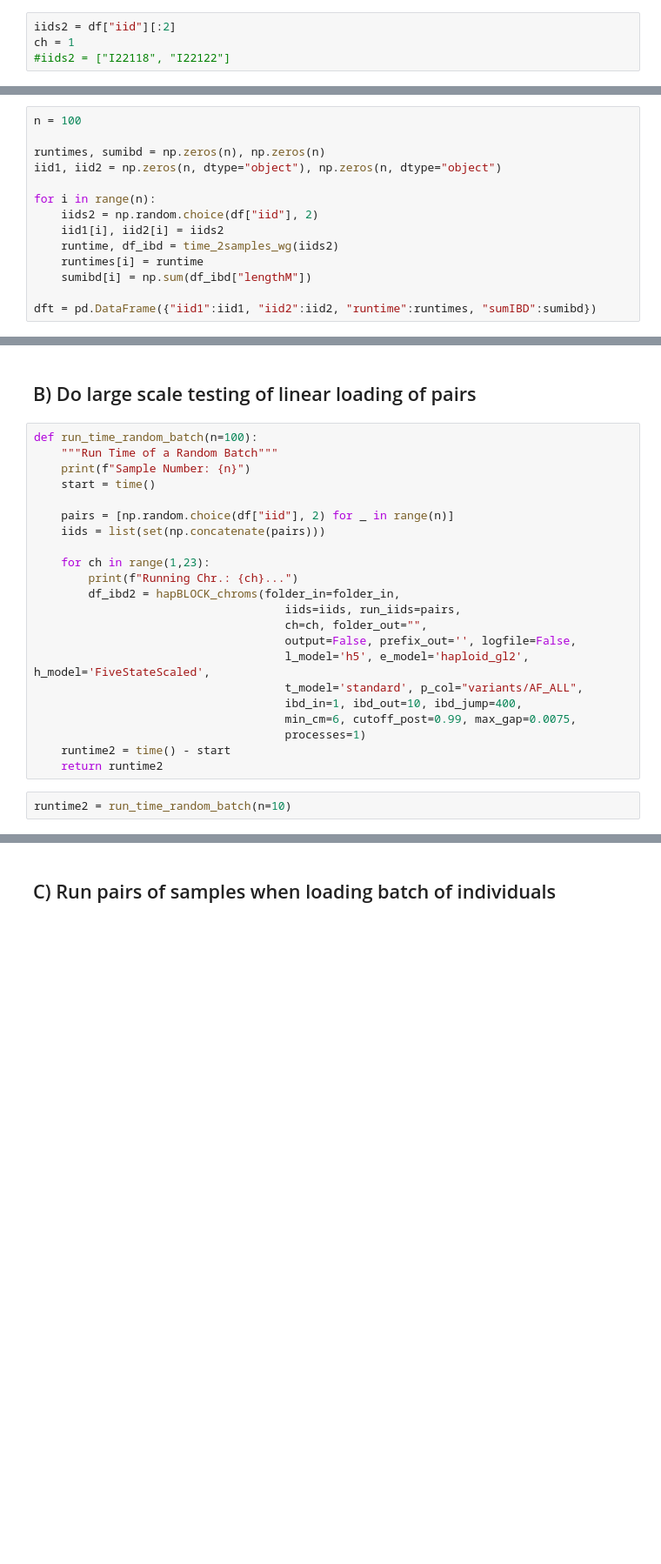
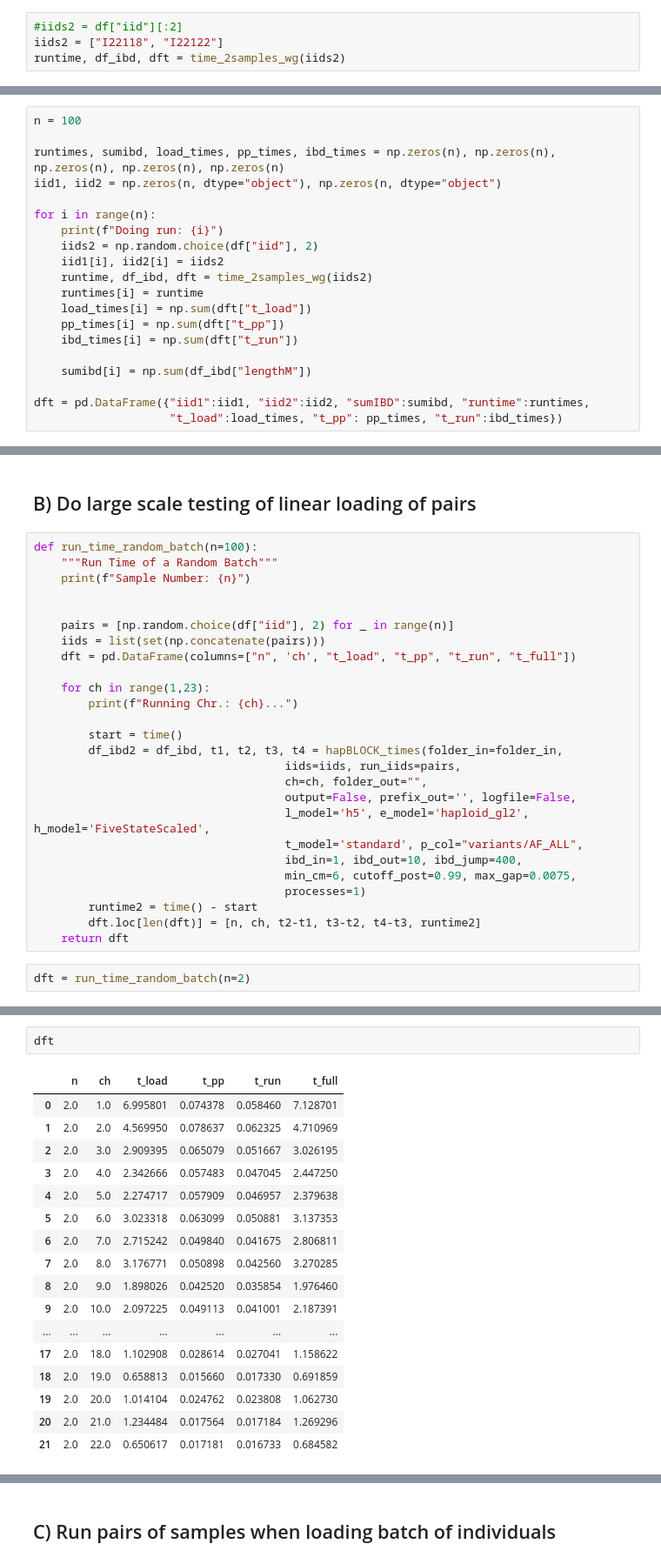
Before and after one commit to hringbauer/ancIBD, a Jupyter notebook: notebook/analyze_ibd/runtime_test.ipynb, the cells around one changed output, grey strips where cells are left out. Shown at 87% size. Cells and saved outputs as stored; diff of their text form; blank space fills up the shorter version.

Commit message:
Update Runtime tests

```diff
--- a/notebook/analyze_ibd/runtime_test.ipynb
+++ b/notebook/analyze_ibd/runtime_test.ipynb
@@ -81,20 +83,26 @@ def time_2samples_wg(iid2):
 # %%
-iids2 = df["iid"][:2]
-ch = 1
-#iids2 = ["I22118", "I22122"]
+#iids2 = df["iid"][:2]
+iids2 = ["I22118", "I22122"]
+runtime, df_ibd, dft = time_2samples_wg(iids2)
 # %% [markdown]
 ## A) Do large scale testing of pairs
 # %%
 n = 100
 
-runtimes, sumibd = np.zeros(n), np.zeros(n)
+runtimes, sumibd, load_times, pp_times, ibd_times = np.zeros(n), np.zeros(n), np.zeros(n), np.zeros(n), np.zeros(n)
 iid1, iid2 = np.zeros(n, dtype="object"), np.zeros(n, dtype="object")
 
 for i in range(n):
+    print(f"Doing run: {i}")
     iids2 = np.random.choice(df["iid"], 2)
     iid1[i], iid2[i] = iids2
-    runtime, df_ibd = time_2samples_wg(iids2)
+    runtime, df_ibd, dft = time_2samples_wg(iids2)
     runtimes[i] = runtime
+    load_times[i] = np.sum(dft["t_load"])
+    pp_times[i] = np.sum(dft["t_pp"])
+    ibd_times[i] = np.sum(dft["t_run"])
+
     sumibd[i] = np.sum(df_ibd["lengthM"])
 
-dft = pd.DataFrame({"iid1":iid1, "iid2":iid2, "runtime":runtimes, "sumIBD":sumibd})
+dft = pd.DataFrame({"iid1":iid1, "iid2":iid2, "sumIBD":sumibd, "runtime":runtimes,
+                    "t_load":load_times, "t_pp": pp_times, "t_run":ibd_times})
@@ -110,14 +138,17 @@ Saved 100 runtimes to: /n/groups/reich/hringbauer/git/hapBLOCK/output/tables/run
 def run_time_random_batch(n=100):
     """Run Time of a Random Batch"""
     print(f"Sample Number: {n}")
-    start = time()
+
 
     pairs = [np.random.choice(df["iid"], 2) for _ in range(n)]
     iids = list(set(np.concatenate(pairs)))
+    dft = pd.DataFrame(columns=["n", 'ch', "t_load", "t_pp", "t_run", "t_full"])
 
     for ch in range(1,23):
         print(f"Running Chr.: {ch}...")
-        df_ibd2 = hapBLOCK_chroms(folder_in=folder_in,
+
+        start = time()
+        df_ibd2 = df_ibd, t1, t2, t3, t4 = hapBLOCK_times(folder_in=folder_in,
                                      iids=iids, run_iids=pairs,
                                      ch=ch, folder_out="",
                                      output=False, prefix_out='', logfile=False,
@@ -126,7 +157,8 @@ def run_time_random_batch(n=100):
                                      ibd_in=1, ibd_out=10, ibd_jump=400,
                                      min_cm=6, cutoff_post=0.99, max_gap=0.0075,
                                      processes=1)
-    runtime2 = time() - start
-    return runtime2
+        runtime2 = time() - start
+        dft.loc[len(dft)] = [n, ch, t2-t1, t3-t2, t4-t3, runtime2]
+    return dft
 # %%
-runtime2 = run_time_random_batch(n=10)
+dft = run_time_random_batch(n=2)
@@ -137 +165,21 @@ runtime2
+# %%
+dft
+# %% [output]
+|  | n | ch | t_load | t_pp | t_run | t_full |
+| 0 | 2.0 | 1.0 | 6.995801 | 0.074378 | 0.058460 | 7.128701 |
+| 1 | 2.0 | 2.0 | 4.569950 | 0.078637 | 0.062325 | 4.710969 |
+| 2 | 2.0 | 3.0 | 2.909395 | 0.065079 | 0.051667 | 3.026195 |
+| 3 | 2.0 | 4.0 | 2.342666 | 0.057483 | 0.047045 | 2.447250 |
+| 4 | 2.0 | 5.0 | 2.274717 | 0.057909 | 0.046957 | 2.379638 |
+| 5 | 2.0 | 6.0 | 3.023318 | 0.063099 | 0.050881 | 3.137353 |
+| 6 | 2.0 | 7.0 | 2.715242 | 0.049840 | 0.041675 | 2.806811 |
+| 7 | 2.0 | 8.0 | 3.176771 | 0.050898 | 0.042560 | 3.270285 |
+| 8 | 2.0 | 9.0 | 1.898026 | 0.042520 | 0.035854 | 1.976460 |
+| 9 | 2.0 | 10.0 | 2.097225 | 0.049113 | 0.041001 | 2.187391 |
+| ... | ... | ... | ... | ... | ... | ... |
+| 17 | 2.0 | 18.0 | 1.102908 | 0.028614 | 0.027041 | 1.158622 |
+| 18 | 2.0 | 19.0 | 0.658813 | 0.015660 | 0.017330 | 0.691859 |
+| 19 | 2.0 | 20.0 | 1.014104 | 0.024762 | 0.023808 | 1.062730 |
+| 20 | 2.0 | 21.0 | 1.234484 | 0.017564 | 0.017184 | 1.269296 |
+| 21 | 2.0 | 22.0 | 0.650617 | 0.017181 | 0.016733 | 0.684582 |
 # %% [markdown]
```
Also changed, not shown: parts of 17 cells of this notebook, 1 other file.
